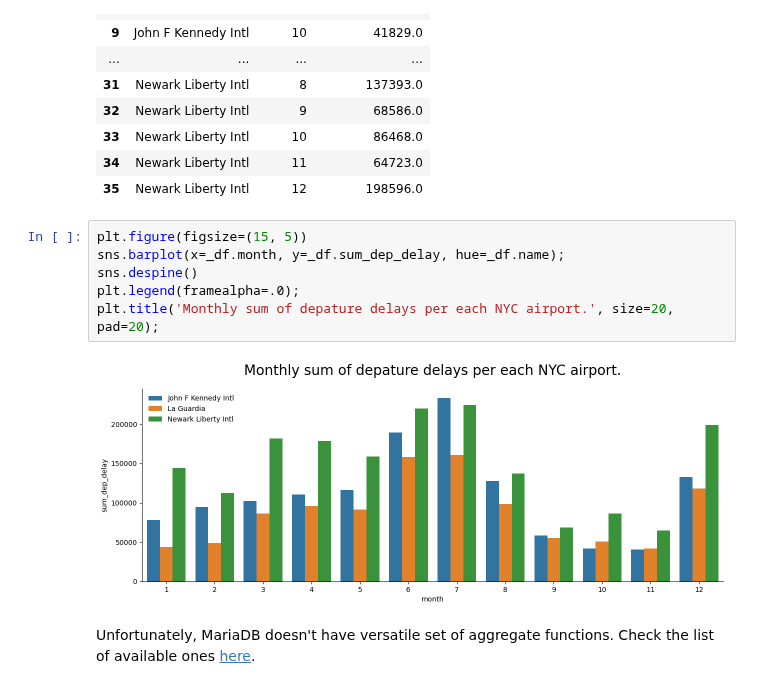
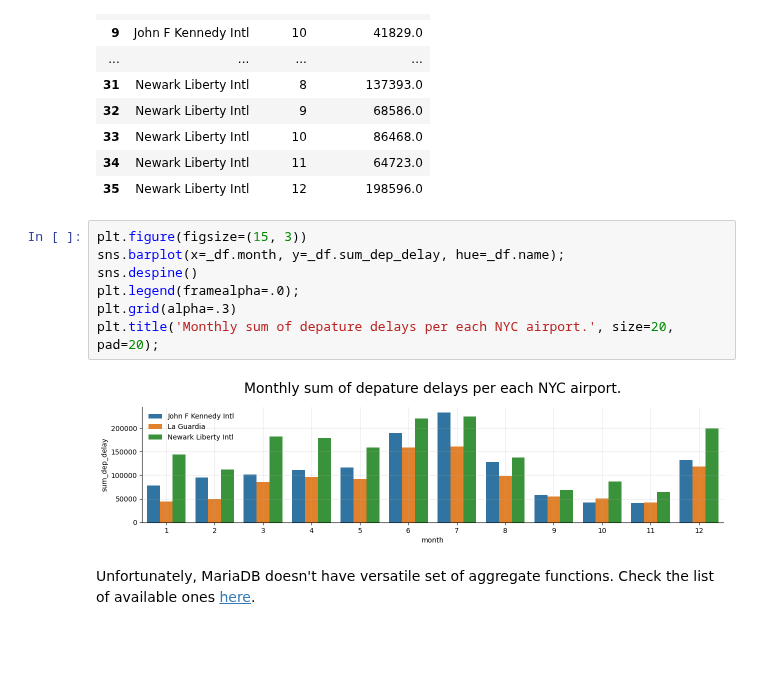
Before and after one commit to datakolektiv/dss03python2023, a Jupyter notebook: session10/dss03_py_session10b.ipynb, the cells around one changed output. Cells and saved outputs as stored; diff of their text form; blank space fills up the shorter version.

```diff
--- a/session10/dss03_py_session10b.ipynb
+++ b/session10/dss03_py_session10b.ipynb
@@ -1810,13 +1806,14 @@ _df
 | 34 | Newark Liberty Intl | 11 | 64723.0 |
 | 35 | Newark Liberty Intl | 12 | 198596.0 |
 # %%
-plt.figure(figsize=(15, 5))
+plt.figure(figsize=(15, 3))
 sns.barplot(x=_df.month, y=_df.sum_dep_delay, hue=_df.name);
 sns.despine()
 plt.legend(framealpha=.0);
+plt.grid(alpha=.3)
 plt.title('Monthly sum of depature delays per each NYC airport.', size=20, pad=20);
 # %% [output]
-[figure, old version]
+[figure, new version]
 # %% [markdown]
 Unfortunately, MariaDB doesn't have versatile set of aggregate functions. Check the list of available ones [here](https://mariadb.com/kb/en/aggregate-functions/).
 # %% [markdown]
```
Also changed, not shown: parts of 1 cell of this notebook, 1 other file.
